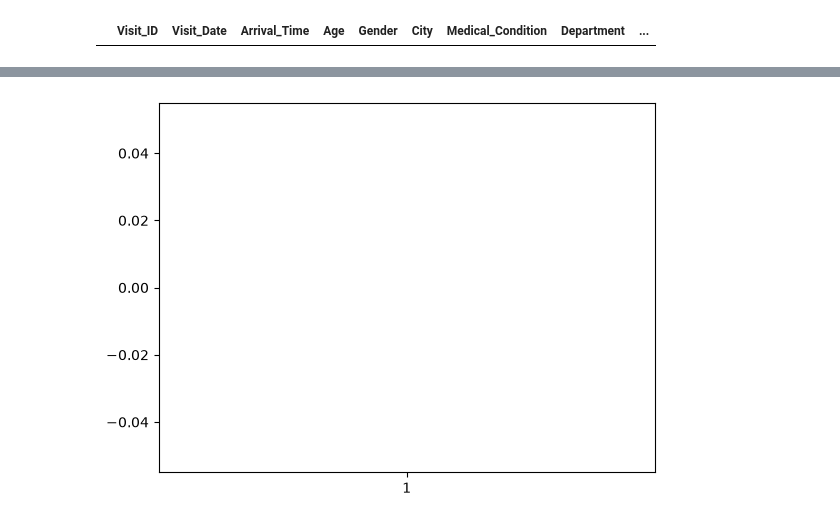
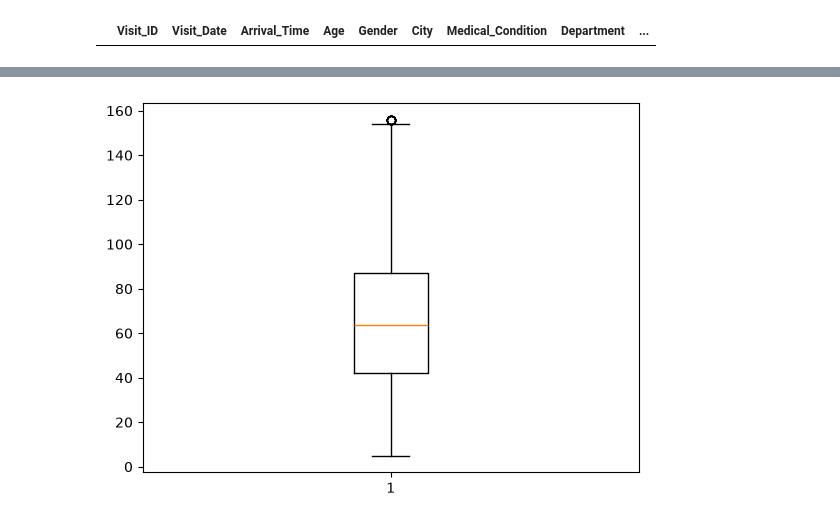
Before and after one commit to vedikabawane/Vedika_Bawane_FBS_Work, a Jupyter notebook: Data Analytics/EDA/EDA_Project.ipynb, the cells around one changed output, grey strips where cells are left out. Saved outputs shown, nothing was run; the diff lists cells and outputs as text; code cells hidden in the pictures.

```diff
--- a/Data Analytics/EDA/EDA_Project.ipynb
+++ b/Data Analytics/EDA/EDA_Project.ipynb
@@ -276,9 +288,9 @@ data[(data['Treatment_Time_Minutes']<lb) | (data['Treatment_Time_Minutes']>ub)]
 | 447 | ER00448 | 2025-03-21 | 14:59 | 39.0 | Male | Chandrapur | Breathing Difficulty | Cardiology | ... |
 | 495 | ER00496 | 2025-07-15 | 13:11 | 20.0 | Female | Pune | Chest Pain | Orthopedics | ... |
 # %%
-data.loc[data['Treatment_Time_Minutes']> ub,'Treatment_Time_Minutes']=ub
+data3.loc[data3['Treatment_Time_Minutes']> ub,'Treatment_Time_Minutes']=ub
-# %%
-plt.boxplot(data['Treatment_Time_Minutes'])   #handel the outliers
-plt.show()
-# %% [output]
-[figure, removed]
+# %%
+plt.boxplot(data3['Treatment_Time_Minutes'])
+plt.show()
+# %% [output]
+[figure, added]
```
Also changed, not shown: parts of 15 cells of this notebook, 3 other files.
